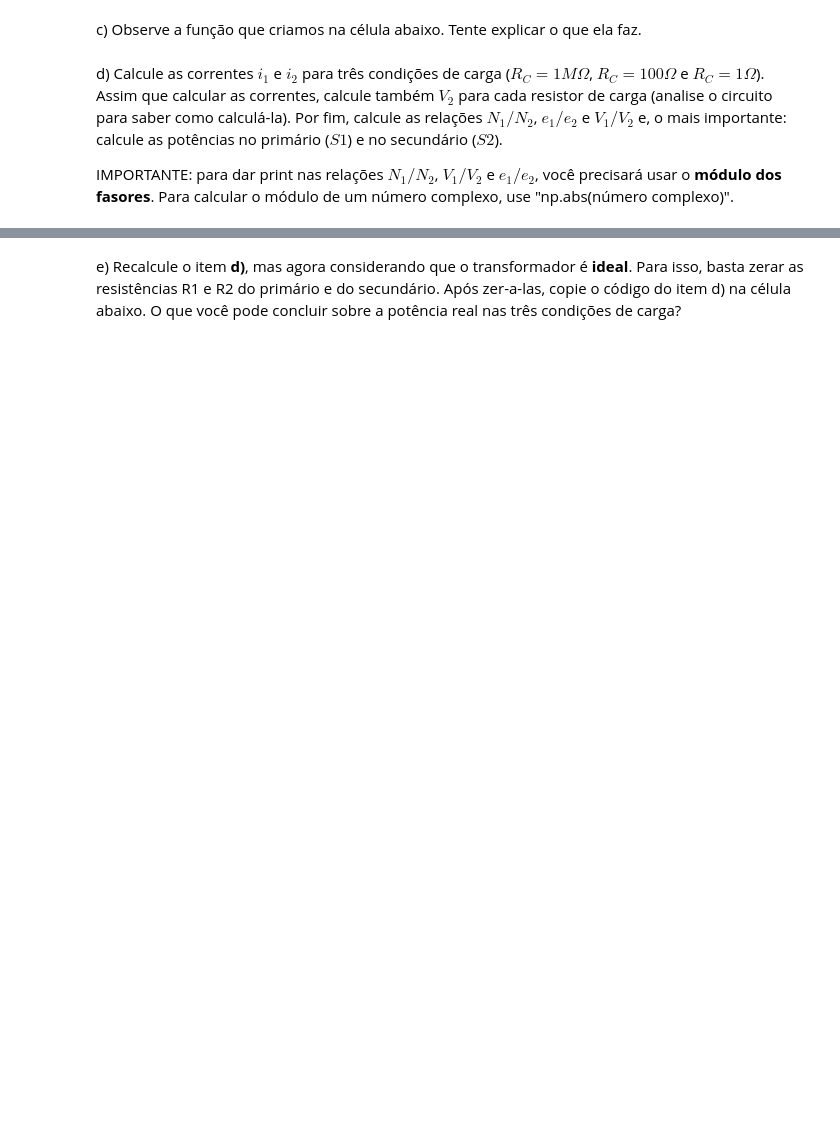
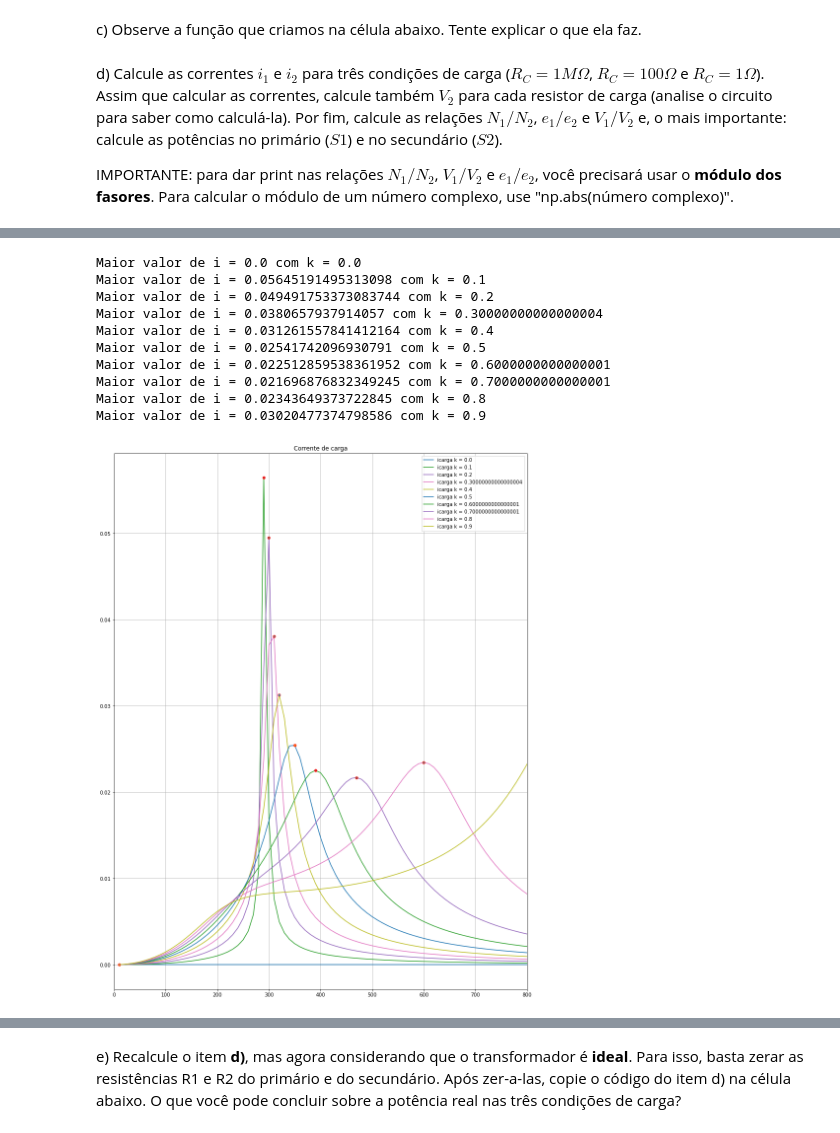
Before and after one commit to lorrancmlopes/projeto_eletromag_wpt, a Jupyter notebook: Projeto.ipynb, the cells around one changed output, grey strips where cells are left out. Drawn from its saved outputs; the diff is of its cells as text; code cells hidden in the pictures; blank space fills up the shorter version.

```diff
--- a/Projeto.ipynb
+++ b/Projeto.ipynb
@@ -47,11 +56,21 @@ XM=1j*w*M
 # %% [markdown]
 c) Observe a função que criamos na célula abaixo. Tente explicar o que ela faz.
 # %%
-def CalcularTransformador(Uf, Rc):
-    Z=np.array([[R1+XL1, -XM],[-XM, XL2+R2+Rc]])
+def CalcularTransformador(Uf, Rc, XM, XC, XL):
+
+    Xeq = (Rc/(Rc*1j*w*C+1))
+
+    Z=np.array([[R+XL+XC, -XM],[-XM, Xeq+R+XL]])
     V=np.array([Uf,0])
     i=np.dot(linalg.inv(Z),V)
-    return i[0], i[1]
+
+    i1 =  i[0]
+    i2 =  i[1]
+
+    V2 = Xeq*i2
+    icarga = V2/Rc
+
+    return i1, i2, icarga , V2
 # %% [markdown]
 d) Calcule as correntes $i_1$ e $i_2$ para três condições de carga ($R_C=1M\Omega$, $R_C=100\Omega$ e $R_C=1\Omega$). Assim que calcular as correntes, calcule também $V_2$ para cada resistor de carga (analise o circuito para saber como calculá-la). Por fim, calcule as relações $N_1/N_2$, $e_1/e_2$ e $V_1/V_2$ e, o mais importante: calcule as potências no primário ($S1$) e no secundário ($S2$).
 
@@ -99,0 +78,61 @@ Eficiência = 0.21
+# %%
+Rc= 400
+listak=np.arange(0,1,0.1)
+listaV2= []
+
+plt.figure(figsize=(15,20))
+
+for k in listak:
+    listai1= []
+    listai2= []
+    listaicarga = []
+    listaPot_entrada = []
+    listaPot_saida = []
+    listaGanho = []
+    for f in listaf:
+
+        w = 2*math.pi*f
+        M = k*sqrt(L*L)
+
+        XM=1j*w*M
+        XC = 1/(w*C*1j)
+        XL = 1j*w*L
+
+        i1, i2, icarga , V_carga = CalcularTransformador(Ufonte, Rc, XM, XC, XL)
+
+        listai1.append(np.abs(i1))
+        listai2.append(np.abs(i2))
+        listaicarga.append(np.abs(icarga))
+
+        # Potencia:
+        S2=V_carga/sqrt(2)*icarga.conjugate()/sqrt(2)
+        S1=Ufonte/sqrt(2)*i1.conjugate()/sqrt(2)
+
+        listaPot_saida.append(S2.real)
+        listaPot_entrada.append(S1.real)
+        listaGanho.append(S2.real/S1.real)
+
+    icaraga_max = max(np.abs(listaicarga))
+    index = list(np.abs(listaicarga)).index(icaraga_max)
+    Pmax = (listaf[index],icaraga_max)
+    print(f'Maior valor de i = {icaraga_max} com k = {k}')
+
+    plt.plot(listaf, listaicarga, label=f'icarga k = {k}')
+    plt.plot(Pmax[0],Pmax[1],marker="o", markersize=5, markeredgecolor="red")
+plt.grid(True)
+plt.xlim(0,800)
+plt.legend()
+plt.title("Corrente de carga")
+plt.show()
+# %% [output]
+Maior valor de i = 0.0 com k = 0.0
+Maior valor de i = 0.05645191495313098 com k = 0.1
+Maior valor de i = 0.049491753373083744 com k = 0.2
+Maior valor de i = 0.0380657937914057 com k = 0.30000000000000004
+Maior valor de i = 0.031261557841412164 com k = 0.4
+Maior valor de i = 0.02541742096930791 com k = 0.5
+Maior valor de i = 0.022512859538361952 com k = 0.6000000000000001
+Maior valor de i = 0.021696876832349245 com k = 0.7000000000000001
+Maior valor de i = 0.02343649373722845 com k = 0.8
+Maior valor de i = 0.03020477374798586 com k = 0.9
+[figure, added]
```
Also changed, not shown: parts of 11 cells of this notebook.
